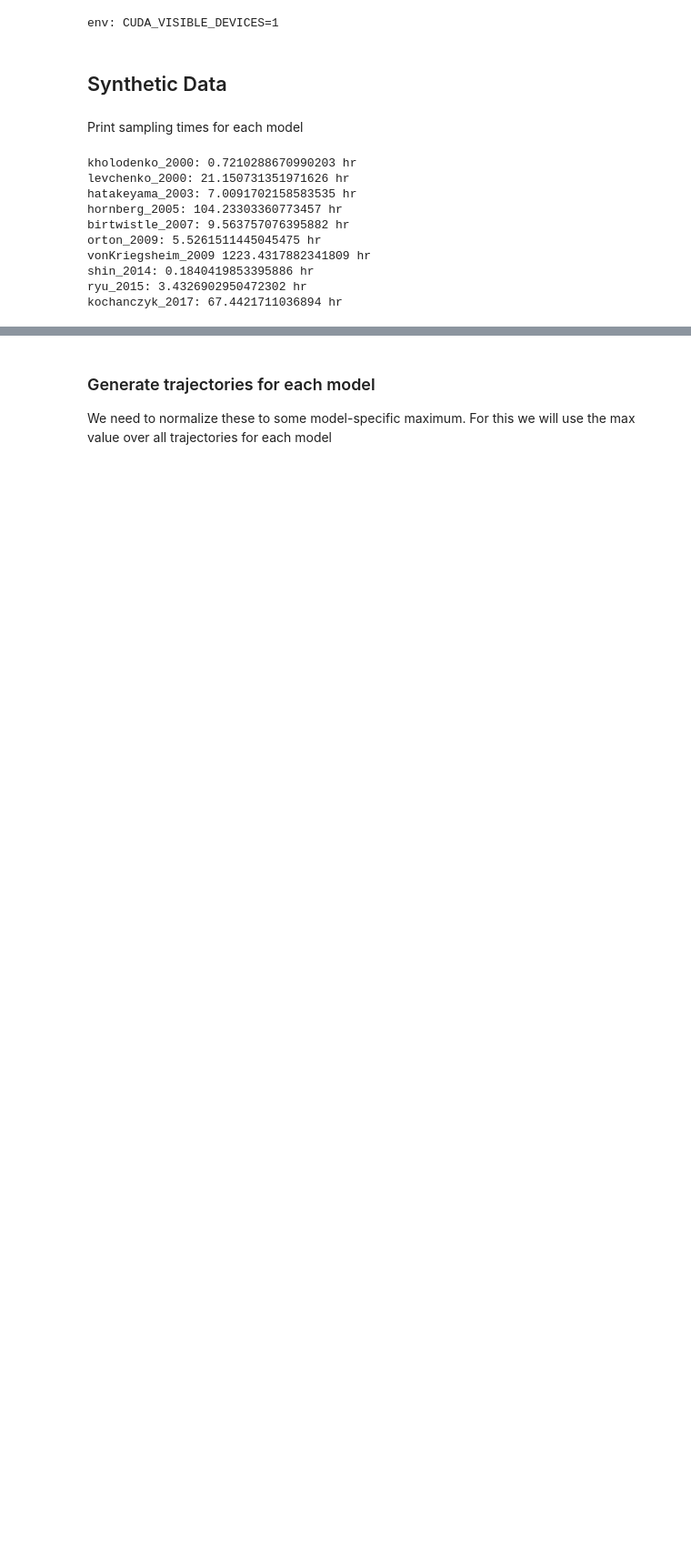
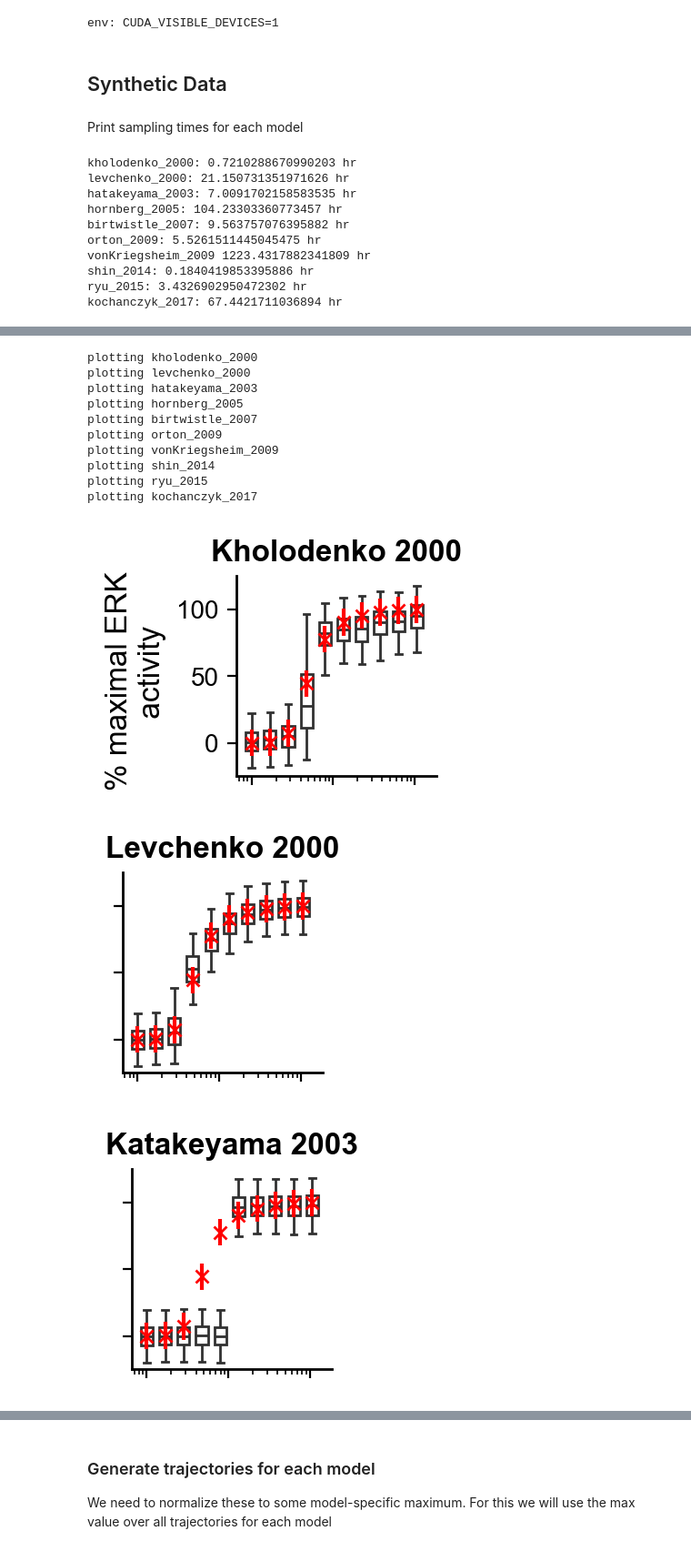
Before and after one commit to RangamaniLabUCSD/multimodel-inference, a Jupyter notebook: src/MAPK/param_est/analyze_inferences_HF_synth_data.ipynb, the cells around one changed output, grey strips where cells are left out. Shown at 91% size. Saved outputs shown, nothing was run; the diff lists cells and outputs as text; code cells hidden in the pictures; blank space fills up the shorter version.

```diff
--- a/src/MAPK/param_est/analyze_inferences_HF_synth_data.ipynb
+++ b/src/MAPK/param_est/analyze_inferences_HF_synth_data.ipynb
@@ -289,0 +127,37 @@ plt.close('all')
+# %%
+plotting_params = {
+    'kholodenko_2000':[False,False,True,True],'levchenko_2000':[False,False,False,False],'hatakeyama_2003':[False,False,False,False],'hornberg_2005':[False,False,False,False],'birtwistle_2007':[False,False,False,False],'orton_2009':[True,True,True,True],'vonKriegsheim_2009':[True,True,False,False],'shin_2014':[True,True,False,False],'ryu_2015':[True,True,False,False],'kochanczyk_2017':[True,True,False,False]
+}
+
+# skip_idxs = [0,1,2,3,4,5,7,8,9]
+skip_idxs = []
+for idx,model in enumerate(model_names):
+    if idx in skip_idxs:
+        print('skipping', model)
+        continue
+    else:
+        print('plotting', model)
+
+        plot_p = plotting_params[model]
+
+        fig, ax = plot_stimulus_response_curve(posterior_samples[idx], data, inputs, input_name='EGF stimulus (nM)', output_name='% maximal ERK \n activity', box_color='w', data_color='r',
+                                        data_std=0.1, width=1.1, height=1.1, data_marker_size=5.0, scatter_marker_size=0,
+                                        title=display_names[idx], xlabel=plot_p[0],xticklabels=plot_p[1],ylabel=plot_p[2], yticklabels=plot_p[3])
+        ax.set_title(ax.get_title(), fontsize=12.0)
+        fig.savefig('../../../results/MAPK/param_est/HF96_synthetic_data/'+model+'/'+model+'_posterior_predictive.pdf', transparent=True)
+
+# plt.close('all')
+# %% [output]
+plotting kholodenko_2000
+plotting levchenko_2000
+plotting hatakeyama_2003
+plotting hornberg_2005
+plotting birtwistle_2007
+plotting orton_2009
+plotting vonKriegsheim_2009
+plotting shin_2014
+plotting ryu_2015
+plotting kochanczyk_2017
+[figure, added]
+[figure, added]
+[figure, added]
```
Also changed, not shown: parts of 11 cells of this notebook, 3 other files.
